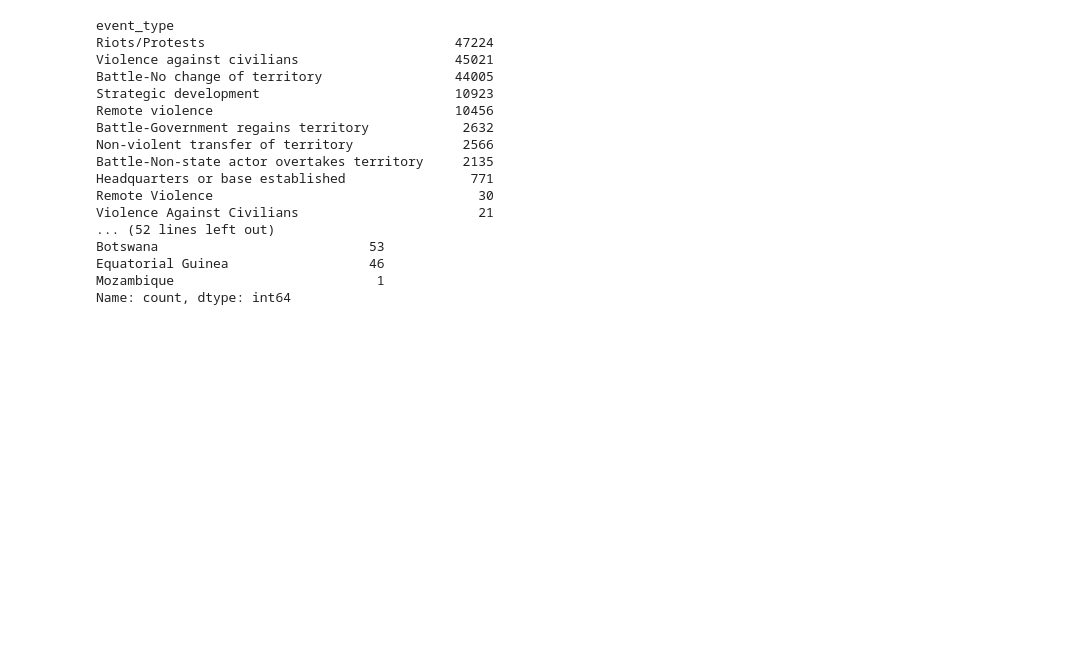
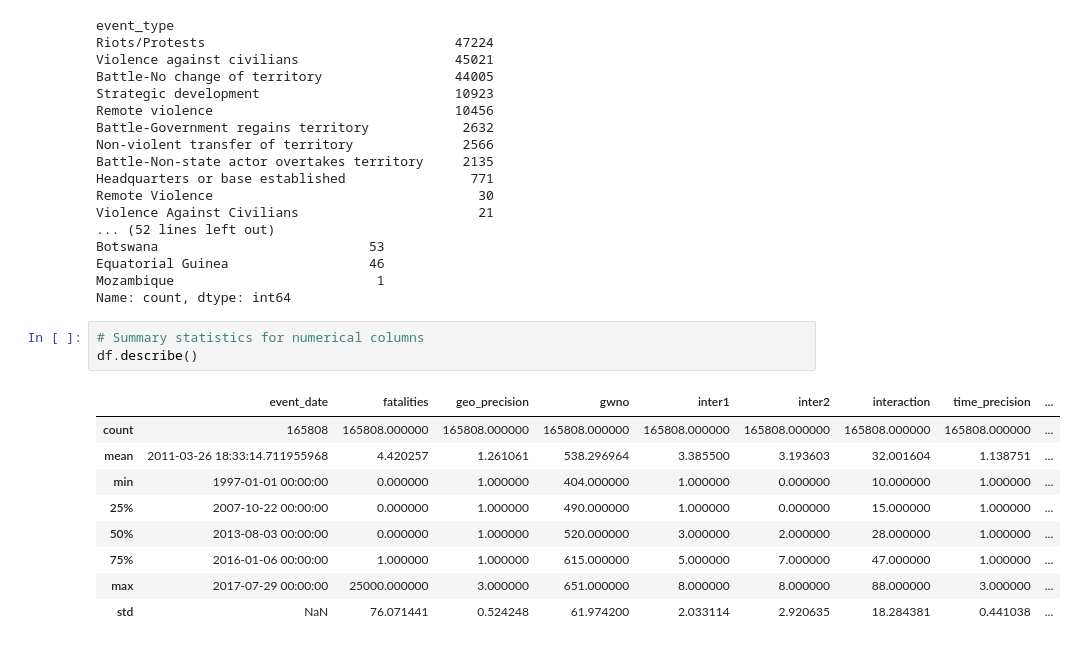
Before and after one commit to pedroalmada/ACLED_Africa_Conflict_1997_2017_Data, a Jupyter notebook: notebooks/01_data_cleaning.ipynb, the cells around one changed output. Cells and saved outputs as stored; diff of their text form; blank space fills up the shorter version.

Commit message:
Checking data statistics

```diff
--- a/notebooks/01_data_cleaning.ipynb
+++ b/notebooks/01_data_cleaning.ipynb
@@ -216,3 +216,16 @@ Botswana                           53
 Equatorial Guinea                  46
 Mozambique                          1
 Name: count, dtype: int64
+# %%
+# Summary statistics for numerical columns
+df.describe()
+# %% [output]
+|  | event_date | fatalities | geo_precision | gwno | inter1 | inter2 | interaction | time_precision | ... |
+| count | 165808 | 165808.000000 | 165808.000000 | 165808.000000 | 165808.000000 | 165808.000000 | 165808.000000 | 165808.000000 | ... |
+| mean | 2011-03-26 18:33:14.711955968 | 4.420257 | 1.261061 | 538.296964 | 3.385500 | 3.193603 | 32.001604 | 1.138751 | ... |
+| min | 1997-01-01 00:00:00 | 0.000000 | 1.000000 | 404.000000 | 1.000000 | 0.000000 | 10.000000 | 1.000000 | ... |
+| 25% | 2007-10-22 00:00:00 | 0.000000 | 1.000000 | 490.000000 | 1.000000 | 0.000000 | 15.000000 | 1.000000 | ... |
+| 50% | 2013-08-03 00:00:00 | 0.000000 | 1.000000 | 520.000000 | 3.000000 | 2.000000 | 28.000000 | 1.000000 | ... |
+| 75% | 2016-01-06 00:00:00 | 1.000000 | 1.000000 | 615.000000 | 5.000000 | 7.000000 | 47.000000 | 1.000000 | ... |
+| max | 2017-07-29 00:00:00 | 25000.000000 | 3.000000 | 651.000000 | 8.000000 | 8.000000 | 88.000000 | 3.000000 | ... |
+| std | NaN | 76.071441 | 0.524248 | 61.974200 | 2.033114 | 2.920635 | 18.284381 | 0.441038 | ... |
```
